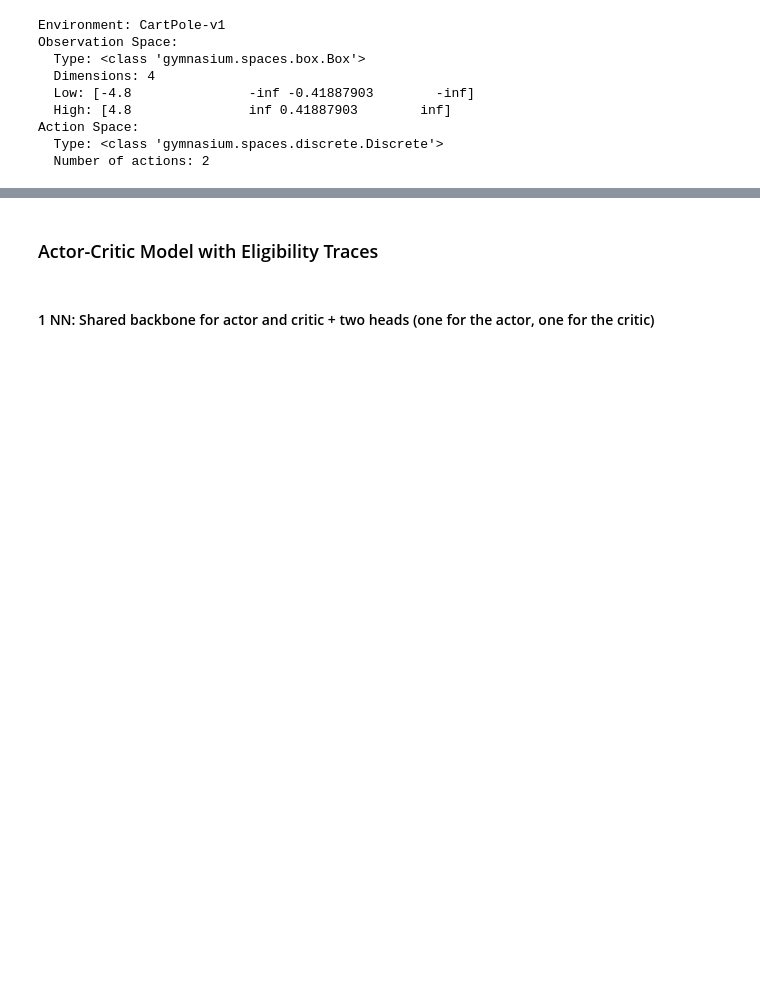
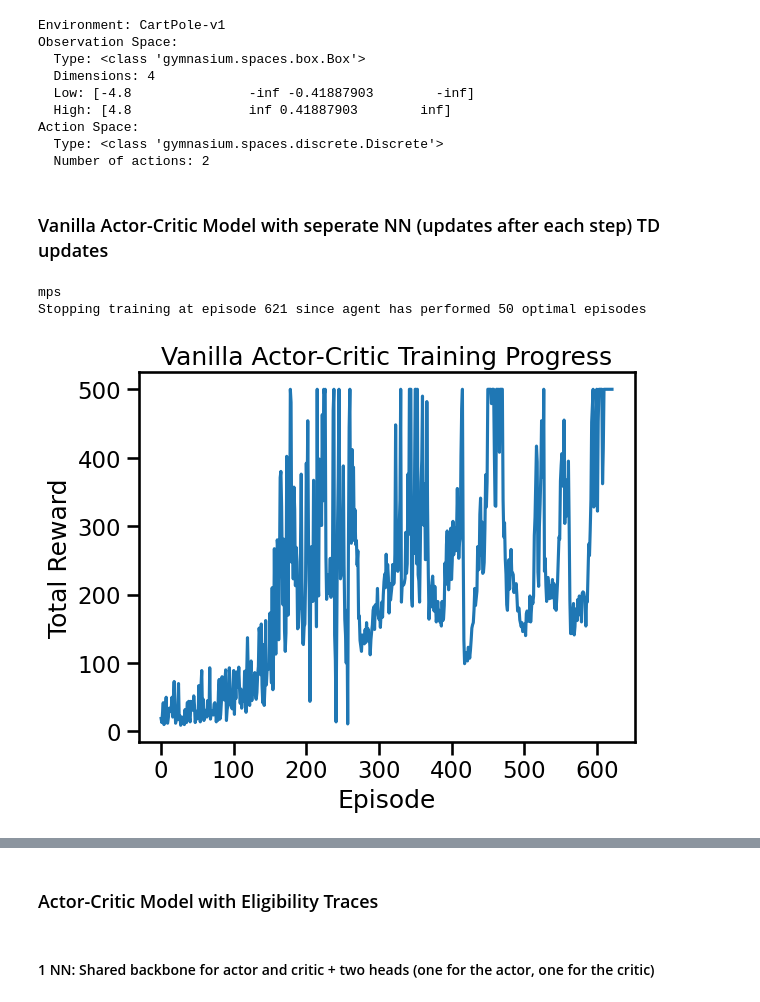
Before and after one commit to vmic2002/RLActorCritic, a Jupyter notebook: actor_critic.ipynb, the cells around one changed output, grey strips where cells are left out. Drawn from its saved outputs; the diff is of its cells as text; code cells hidden in the pictures; blank space fills up the shorter version.

Commit message:
vanilla Actor critic solves cartpoleV1

```diff
--- a/actor_critic.ipynb
+++ b/actor_critic.ipynb
@@ -145,3 +826,5 @@ Observation Space:
 Action Space:
   Type: <class 'gymnasium.spaces.discrete.Discrete'>
   Number of actions: 2
+# %% [markdown]
+### Vanilla Actor-Critic Model with seperate NN (updates after each step) TD updates
@@ -147,0 +982,27 @@ Action Space:
+# %%
+# train vanilla AC and plot rewards
+env = gym.make(env_name)
+max_reward=500#500 max reward for cartpolev1
+print(device)
+actor, critic, rewards = train_vanilla_ac(
+    env=env,
+    num_episodes=1000,#1000, max number of episodes
+    alpha_theta=0.0001,#learning rate of actor/policy
+    alpha_w=0.002,#learning rate of critic /value function
+    gamma=0.99,
+    max_reward=max_reward,#stops training after performing an episode with max_reward
+    num_perfect_episodes=50 # number of episodes with max_reward needed to perform before stopping training
+)
+
+env.close()
+
+
+plt.plot(rewards)
+plt.xlabel("Episode")
+plt.ylabel("Total Reward")
+plt.title("Vanilla Actor-Critic Training Progress")
+plt.show()
+# %% [output]
+mps
+Stopping training at episode 621 since agent has performed 50 optimal episodes
+[figure, added]
```
Also changed, not shown: parts of 44 cells of this notebook.
